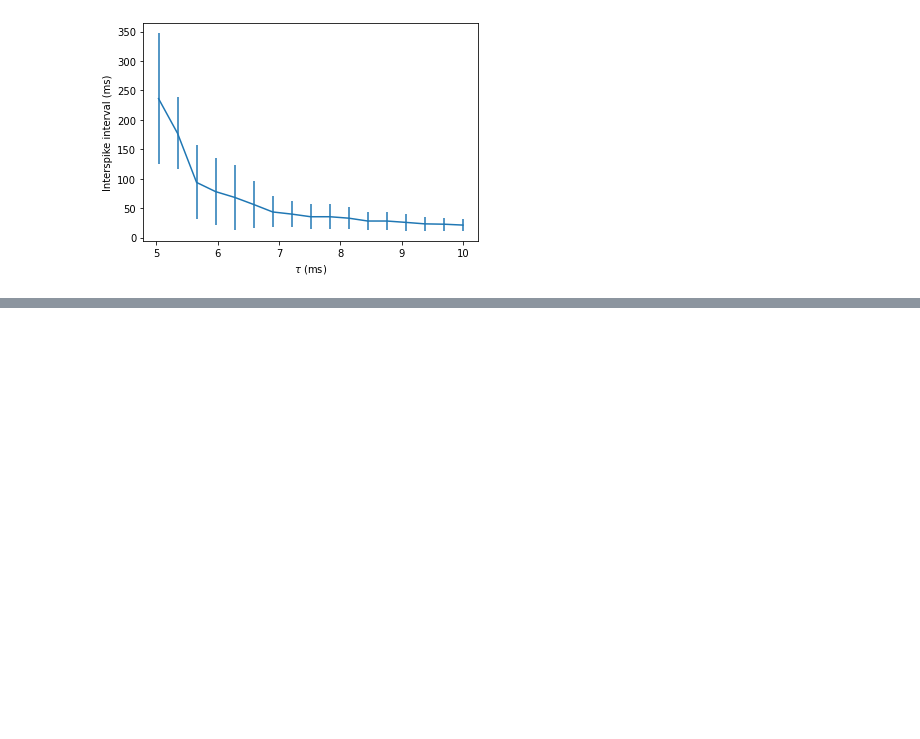
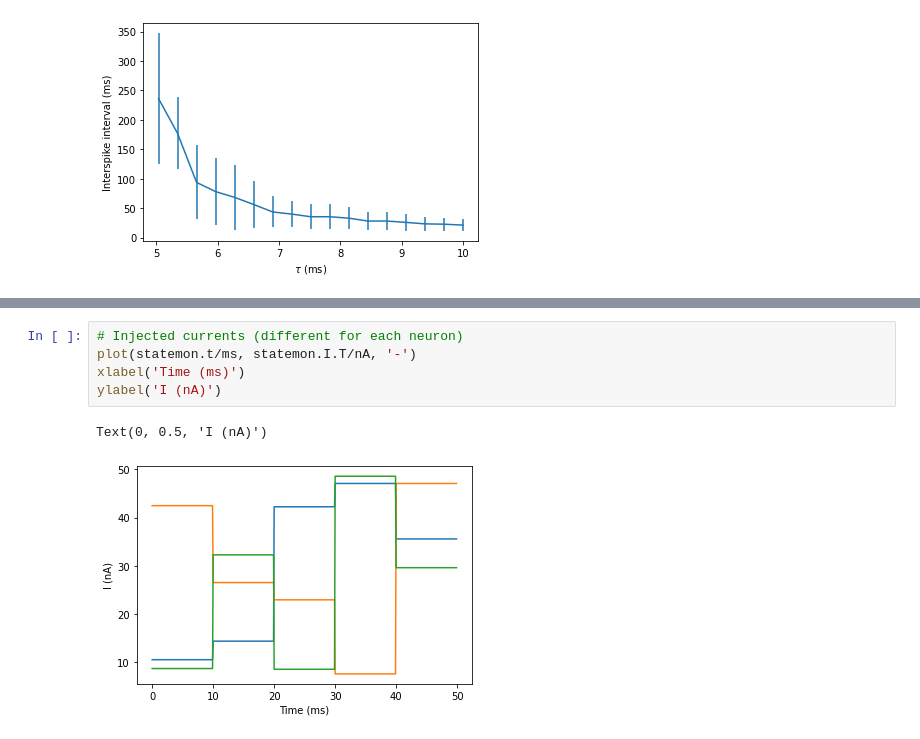
Before and after one commit to mcorne/test-python, a Jupyter notebook: brian2/3-intro-to-brian-simulations.ipynb, the cells around one changed output, grey strips where cells are left out. Drawn from its saved outputs; the diff is of its cells as text; blank space fills up the shorter version.

```diff
--- a/brian2/3-intro-to-brian-simulations.ipynb
+++ b/brian2/3-intro-to-brian-simulations.ipynb
@@ -143,0 +245,8 @@ ylabel('Interspike interval (ms)');
+# %%
+# Injected currents (different for each neuron)
+plot(statemon.t/ms, statemon.I.T/nA, '-')
+xlabel('Time (ms)')
+ylabel('I (nA)')
+# %% [output]
+Text(0, 0.5, 'I (nA)')
+[figure, added]
```
Also changed, not shown: parts of 8 cells of this notebook, 1 other file.
